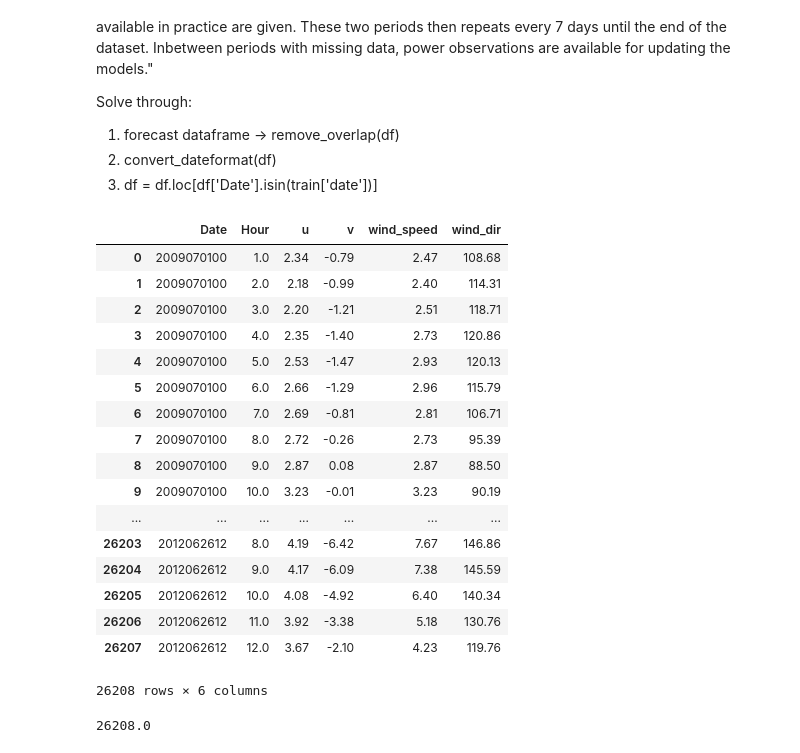
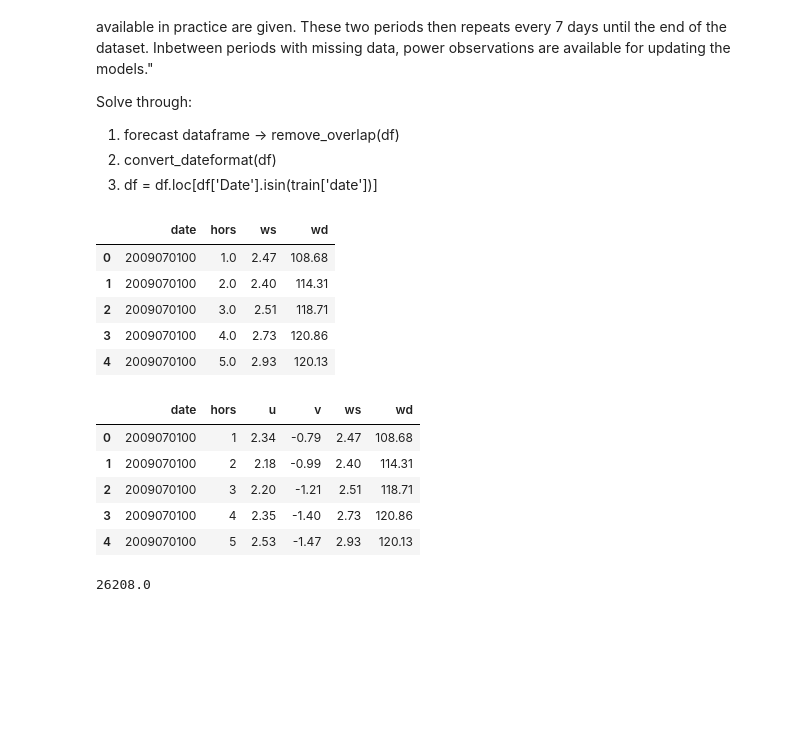
Before and after one commit to Pontius1007/TDT4859, a Jupyter notebook: Data exploration.ipynb, the cells around one changed output. Drawn from its saved outputs; the diff is of its cells as text; code cells hidden in the pictures; blank space fills up the shorter version.

```diff
--- a/Data exploration.ipynb
+++ b/Data exploration.ipynb
@@ -184,32 +185,29 @@ def remove_overlap(forecast_df):
             for j in range(12):
                 array = np.append(array, forecast_df.iloc[i+j, k])
     array2 = np.resize(array, (c, int(array.shape[0]/c)))
-    fdict = {'Date': array2[0].astype(int), 'Hour': array2[1], 'u': array2[2], 'v': array2[3], 'wind_speed': array2[4], 'wind_dir': array2[5]}
+    fdict = {'date': array2[0].astype(int), 'hors': array2[1], 'ws': array2[4], 'wd': array2[5]}
     df = pd.DataFrame(data=fdict)
     return df
 # %%
 test = remove_overlap(forecast1)
 # %%
-test
+test.head()
 # %% [output]
-|  | Date | Hour | u | v | wind_speed | wind_dir |
-| 0 | 2009070100 | 1.0 | 2.34 | -0.79 | 2.47 | 108.68 |
-| 1 | 2009070100 | 2.0 | 2.18 | -0.99 | 2.40 | 114.31 |
-| 2 | 2009070100 | 3.0 | 2.20 | -1.21 | 2.51 | 118.71 |
-| 3 | 2009070100 | 4.0 | 2.35 | -1.40 | 2.73 | 120.86 |
-| 4 | 2009070100 | 5.0 | 2.53 | -1.47 | 2.93 | 120.13 |
-| 5 | 2009070100 | 6.0 | 2.66 | -1.29 | 2.96 | 115.79 |
-| 6 | 2009070100 | 7.0 | 2.69 | -0.81 | 2.81 | 106.71 |
-| 7 | 2009070100 | 8.0 | 2.72 | -0.26 | 2.73 | 95.39 |
-| 8 | 2009070100 | 9.0 | 2.87 | 0.08 | 2.87 | 88.50 |
-| 9 | 2009070100 | 10.0 | 3.23 | -0.01 | 3.23 | 90.19 |
-| ... | ... | ... | ... | ... | ... | ... |
-| 26203 | 2012062612 | 8.0 | 4.19 | -6.42 | 7.67 | 146.86 |
-| 26204 | 2012062612 | 9.0 | 4.17 | -6.09 | 7.38 | 145.59 |
-| 26205 | 2012062612 | 10.0 | 4.08 | -4.92 | 6.40 | 140.34 |
-| 26206 | 2012062612 | 11.0 | 3.92 | -3.38 | 5.18 | 130.76 |
-| 26207 | 2012062612 | 12.0 | 3.67 | -2.10 | 4.23 | 119.76 |
+|  | date | hors | ws | wd |
+| 0 | 2009070100 | 1.0 | 2.47 | 108.68 |
+| 1 | 2009070100 | 2.0 | 2.40 | 114.31 |
+| 2 | 2009070100 | 3.0 | 2.51 | 118.71 |
+| 3 | 2009070100 | 4.0 | 2.73 | 120.86 |
+| 4 | 2009070100 | 5.0 | 2.93 | 120.13 |
-26208 rows × 6 columns
+# %%
+forecast1.head()
+# %% [output]
+|  | date | hors | u | v | ws | wd |
+| 0 | 2009070100 | 1 | 2.34 | -0.79 | 2.47 | 108.68 |
+| 1 | 2009070100 | 2 | 2.18 | -0.99 | 2.40 | 114.31 |
+| 2 | 2009070100 | 3 | 2.20 | -1.21 | 2.51 | 118.71 |
+| 3 | 2009070100 | 4 | 2.35 | -1.40 | 2.73 | 120.86 |
+| 4 | 2009070100 | 5 | 2.53 | -1.47 | 2.93 | 120.13 |
 # %%
 forecast_array.shape[0]/7
 # %% [output]
```
Also changed, not shown: parts of 57 cells of this notebook.
